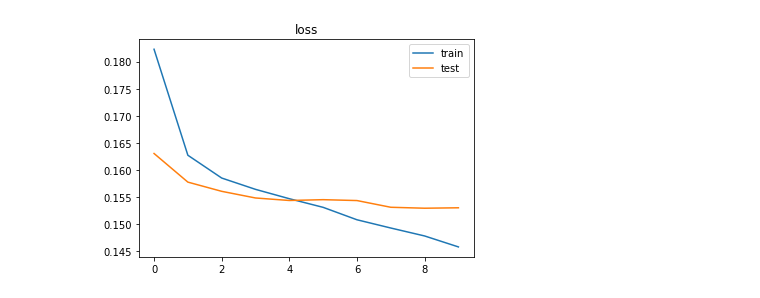
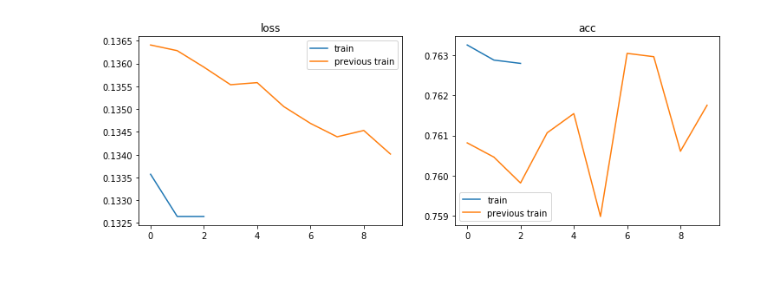
Before and after one commit to glutamatt/autopilot, a Jupyter notebook: machine-learning/first_try.ipynb, the cells around one changed output. Drawn from its saved outputs; the diff is of its cells as text; code cells hidden in the pictures.

Commit message:
HarderDeeperStrongerModel

```diff
--- a/machine-learning/first_try.ipynb
+++ b/machine-learning/first_try.ipynb
@@ -132,6 +165,6 @@ Please use `rate` instead of `keep_prob`. Rate should be set to `rate = 1 - keep
 # %%
 model = Model(inputs=raw_input, outputs=driving, name='first_try')
-model.compile(optimizer='adam', loss='mean_squared_error', metrics=['accuracy'])
+model.compile(optimizer=Adam(), loss='mean_squared_error', metrics=['accuracy'])
 model.summary()
 # %% [output]
 __________________________________________________________________________________________________
@@ -154,3 +187,3 @@ ________________________________________________________________________________
 # %%
-history = model.fit(X_train, Y_train, epochs=10, batch_size=64, validation_data=(X_test, Y_test))
+history = model.fit(X_train, Y_train, epochs=3, batch_size=64, validation_data=(X_test, Y_test))
 # %% [output]
@@ -174,8 +215,18 @@ Epoch 10/10
 # %%
+pyplot.figure(figsize=(12,4))
+
+pyplot.subplot(1, 2, 1)
 pyplot.title('loss')
 pyplot.plot(history.history['loss'], label='train')
-pyplot.plot(history.history['val_loss'], label='test')
+pyplot.plot(previous_history.history['loss'], label='previous train')
 pyplot.legend()
+
+pyplot.subplot(1, 2, 2)
+pyplot.title('acc')
+pyplot.plot(history.history['acc'], label='train')
+pyplot.plot(previous_history.history['acc'], label='previous train')
+pyplot.legend()
+
 pyplot.show()
 # %% [output]
-[figure, old version]
+[figure, new version]
```
Also changed, not shown: parts of 12 cells of this notebook.
